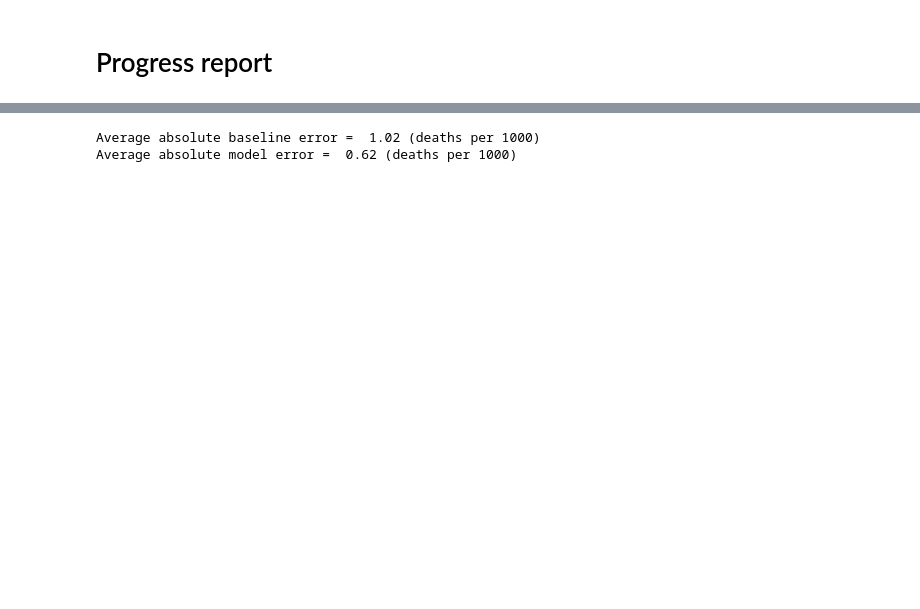
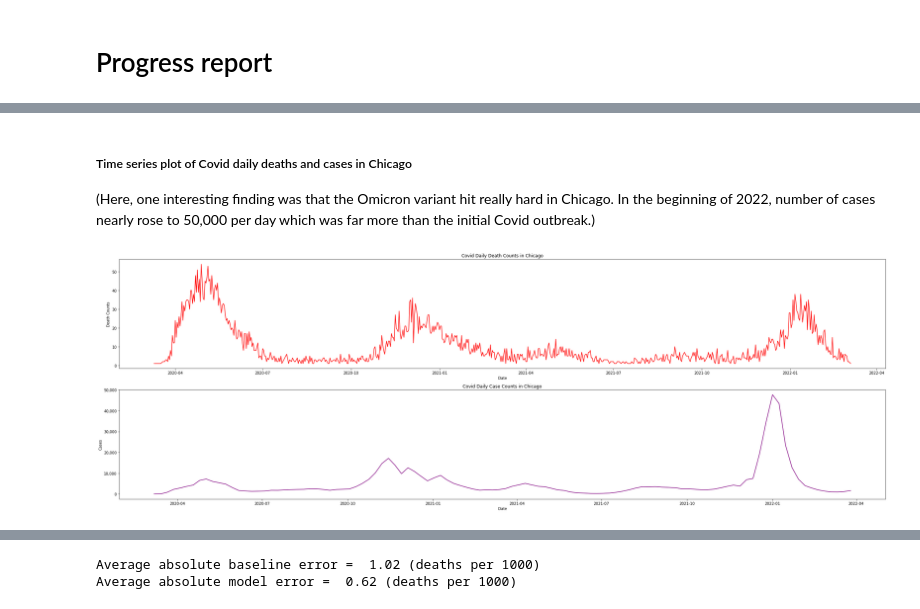
Before and after one commit to uic-cs418/modeling-the-pandemic, a Jupyter notebook: CS418_progress_report.ipynb, the cells around one changed output, grey strips where cells are left out. Saved outputs shown, nothing was run; the diff lists cells and outputs as text; code cells hidden in the pictures; blank space fills up the shorter version.

```diff
--- a/CS418_progress_report.ipynb
+++ b/CS418_progress_report.ipynb
@@ -20,0 +42,7 @@ that tests an interesting hypothesis, along with an explanation about why you th
+# %%
+obj = wrangle.Wrangle()
+caseCountByDate = obj.rawCovidCaseData()
+deathCountByDate = obj.wrangleCovidDeathData()
+zipcodes = obj.zipcodes
+mergedSocCovid = pd.read_csv("Chicago-Covid-SocioDemographics-Cases-Deaths.csv")
+gdf = gpd.read_file("Data/Boundaries - ZIP Codes.geojson")
@@ -20,0 +70,8 @@ that tests an interesting hypothesis, along with an explanation about why you th
+# %% [markdown]
+##### Time series plot of Covid daily deaths and cases in Chicago
+(Here, one interesting finding was that the Omicron variant hit really hard in Chicago. In the beginning of 2022, number of cases nearly rose to 50,000 per day which was far more than the initial Covid outbreak.)
+# %%
+visual = vis.Vis()
+visual.lineChart(zipcodes, deathCountByDate, caseCountByDate)
+# %% [output]
+[figure, added]
```
Also changed, not shown: parts of 22 cells of this notebook, 7 other files.
